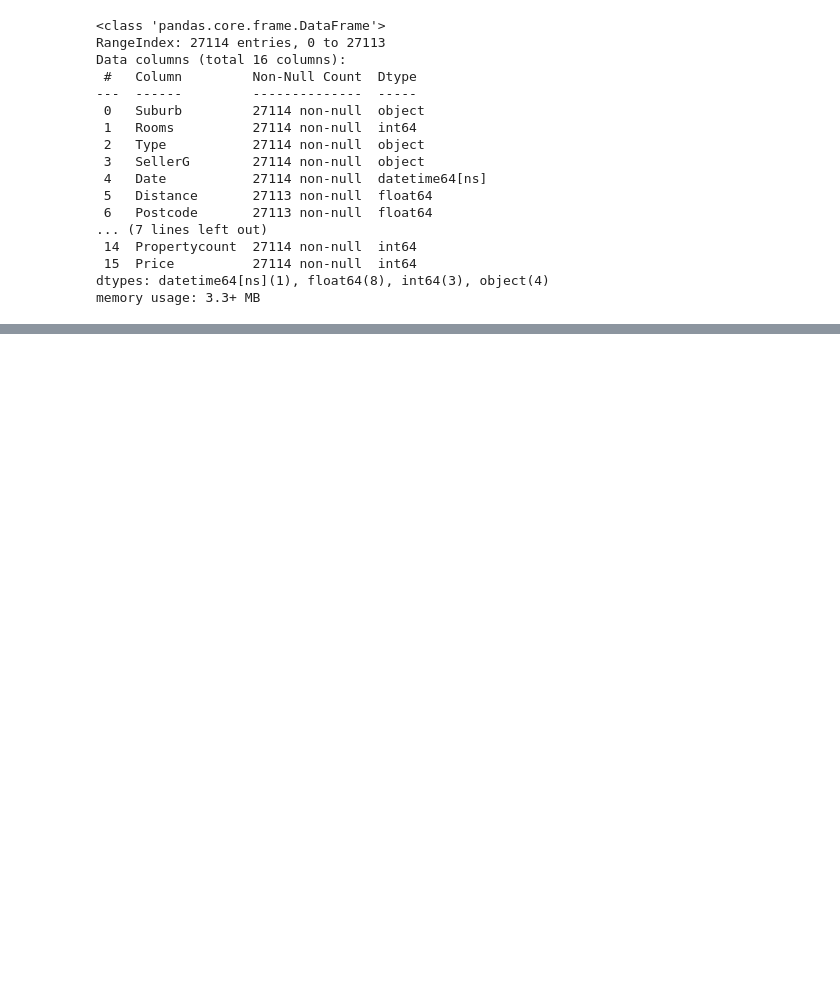
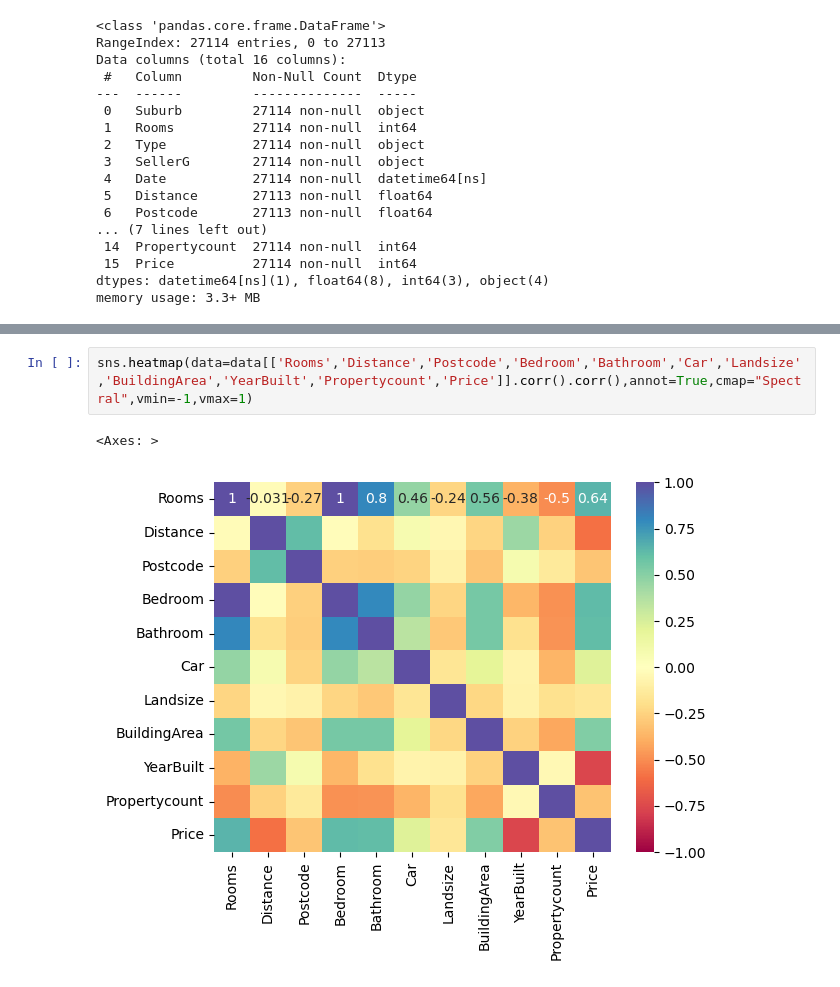
Before and after one commit to rajatshah2006/AILMLCourseNoteBook, a Jupyter notebook: PythonWeek3/Week3VideoLecture.ipynb, the cells around one changed output, grey strips where cells are left out. Saved outputs shown, nothing was run; the diff lists cells and outputs as text; blank space fills up the shorter version.

```diff
--- a/PythonWeek3/Week3VideoLecture.ipynb
+++ b/PythonWeek3/Week3VideoLecture.ipynb
@@ -373,0 +417,5 @@ AttributeError: Text.set() got an unexpected keyword argument 'rotations'
+# %%
+sns.heatmap(data=data[['Rooms','Distance','Postcode','Bedroom','Bathroom','Car','Landsize','BuildingArea','YearBuilt','Propertycount','Price']].corr().corr(),annot=True,cmap="Spectral",vmin=-1,vmax=1)
+# %% [output]
+<Axes: >
+[figure, added]
```
Also changed, not shown: parts of 54 cells of this notebook, 16 other files.
